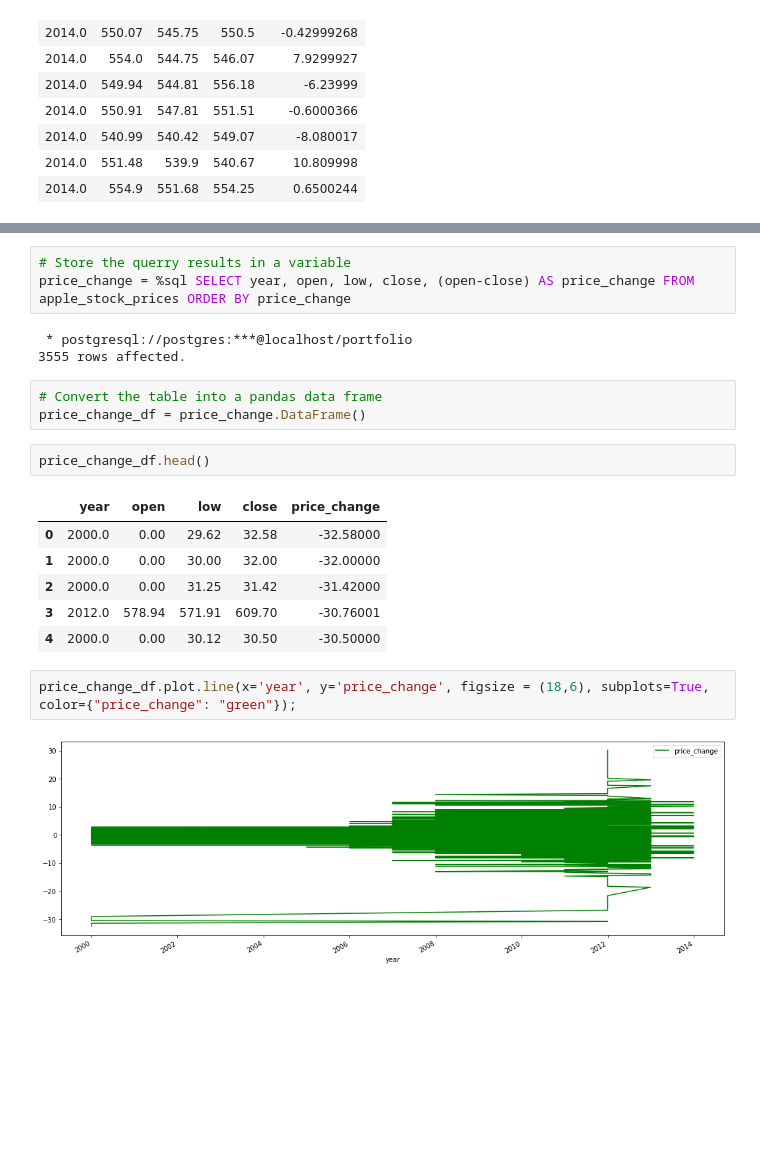
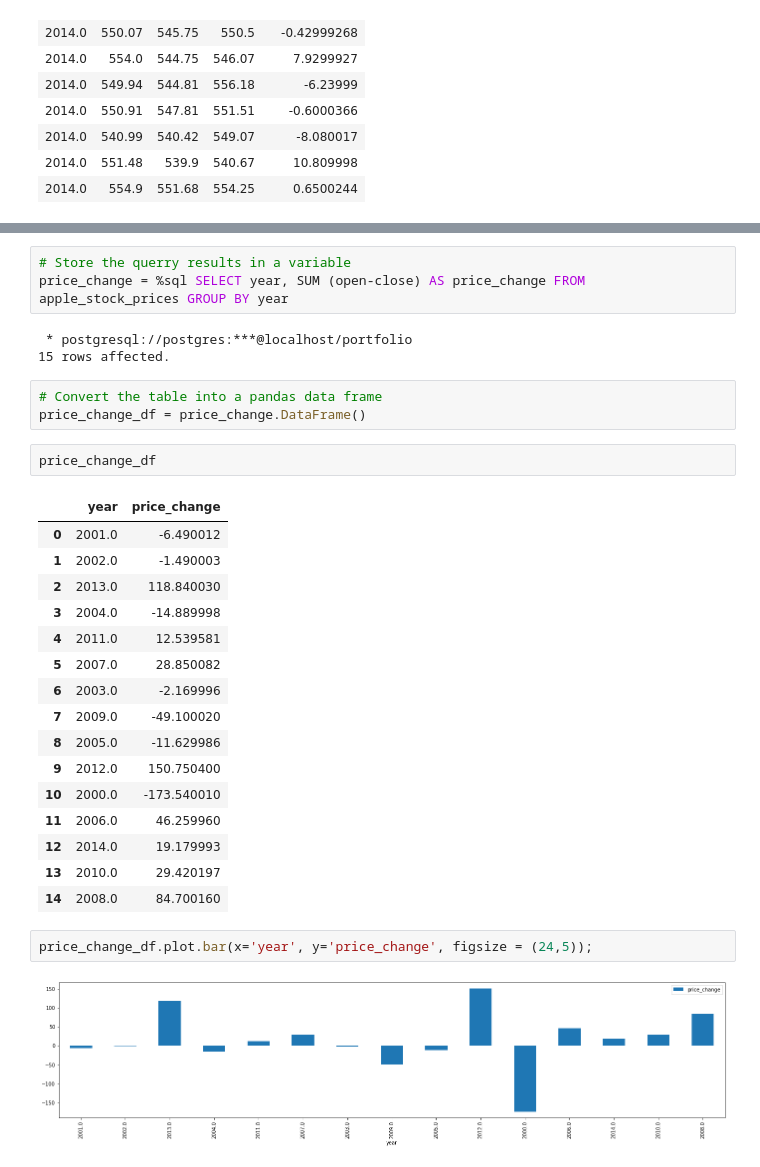
Before and after one commit to davidkeya/SQL-Projects, a Jupyter notebook: SQL Review 2021/Apple Stock Prices Analysis Using Sql and Python.ipynb, the cells around one changed output, grey strips where cells are left out. Saved outputs shown, nothing was run; the diff lists cells and outputs as text; blank space fills up the shorter version.

```diff
--- a/SQL Review 2021/Apple Stock Prices Analysis Using Sql and Python.ipynb
+++ b/SQL Review 2021/Apple Stock Prices Analysis Using Sql and Python.ipynb
@@ -393,22 +417,32 @@ LIMIT 10
 # %%
 # Store the querry results in a variable
-price_change = %sql SELECT year, open, low, close, (open-close) AS price_change FROM apple_stock_prices ORDER BY price_change
+price_change = %sql SELECT year, SUM (open-close) AS price_change FROM apple_stock_prices GROUP BY year
 # %% [output]
  * postgresql://postgres:***@localhost/portfolio
-3555 rows affected.
+15 rows affected.
 # %%
 # Convert the table into a pandas data frame
 price_change_df = price_change.DataFrame()
 # %%
-price_change_df.head()
+price_change_df
 # %% [output]
-|  | year | open | low | close | price_change |
-| 0 | 2000.0 | 0.00 | 29.62 | 32.58 | -32.58000 |
-| 1 | 2000.0 | 0.00 | 30.00 | 32.00 | -32.00000 |
-| 2 | 2000.0 | 0.00 | 31.25 | 31.42 | -31.42000 |
-| 3 | 2012.0 | 578.94 | 571.91 | 609.70 | -30.76001 |
-| 4 | 2000.0 | 0.00 | 30.12 | 30.50 | -30.50000 |
+|  | year | price_change |
+| 0 | 2001.0 | -6.490012 |
+| 1 | 2002.0 | -1.490003 |
+| 2 | 2013.0 | 118.840030 |
+| 3 | 2004.0 | -14.889998 |
+| 4 | 2011.0 | 12.539581 |
+| 5 | 2007.0 | 28.850082 |
+| 6 | 2003.0 | -2.169996 |
+| 7 | 2009.0 | -49.100020 |
+| 8 | 2005.0 | -11.629986 |
+| 9 | 2012.0 | 150.750400 |
+| 10 | 2000.0 | -173.540010 |
+| 11 | 2006.0 | 46.259960 |
+| 12 | 2014.0 | 19.179993 |
+| 13 | 2010.0 | 29.420197 |
+| 14 | 2008.0 | 84.700160 |
 # %%
-price_change_df.plot.line(x='year', y='price_change', figsize = (18,6), subplots=True, color={"price_change": "green"});
+price_change_df.plot.bar(x='year', y='price_change', figsize = (24,5));
 # %% [output]
-[figure, old version]
+[figure, new version]
```
Also changed, not shown: parts of 12 cells of this notebook.
